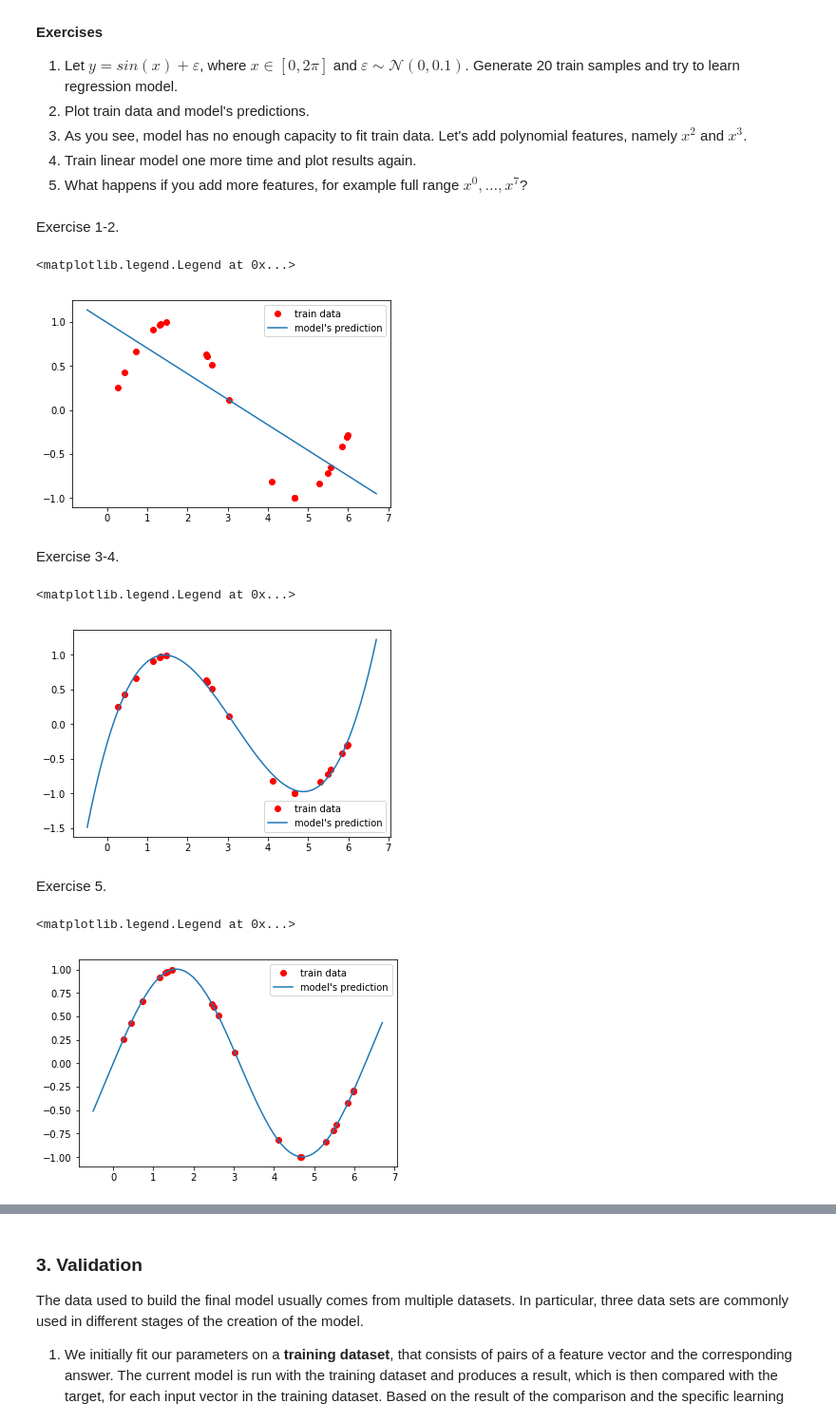
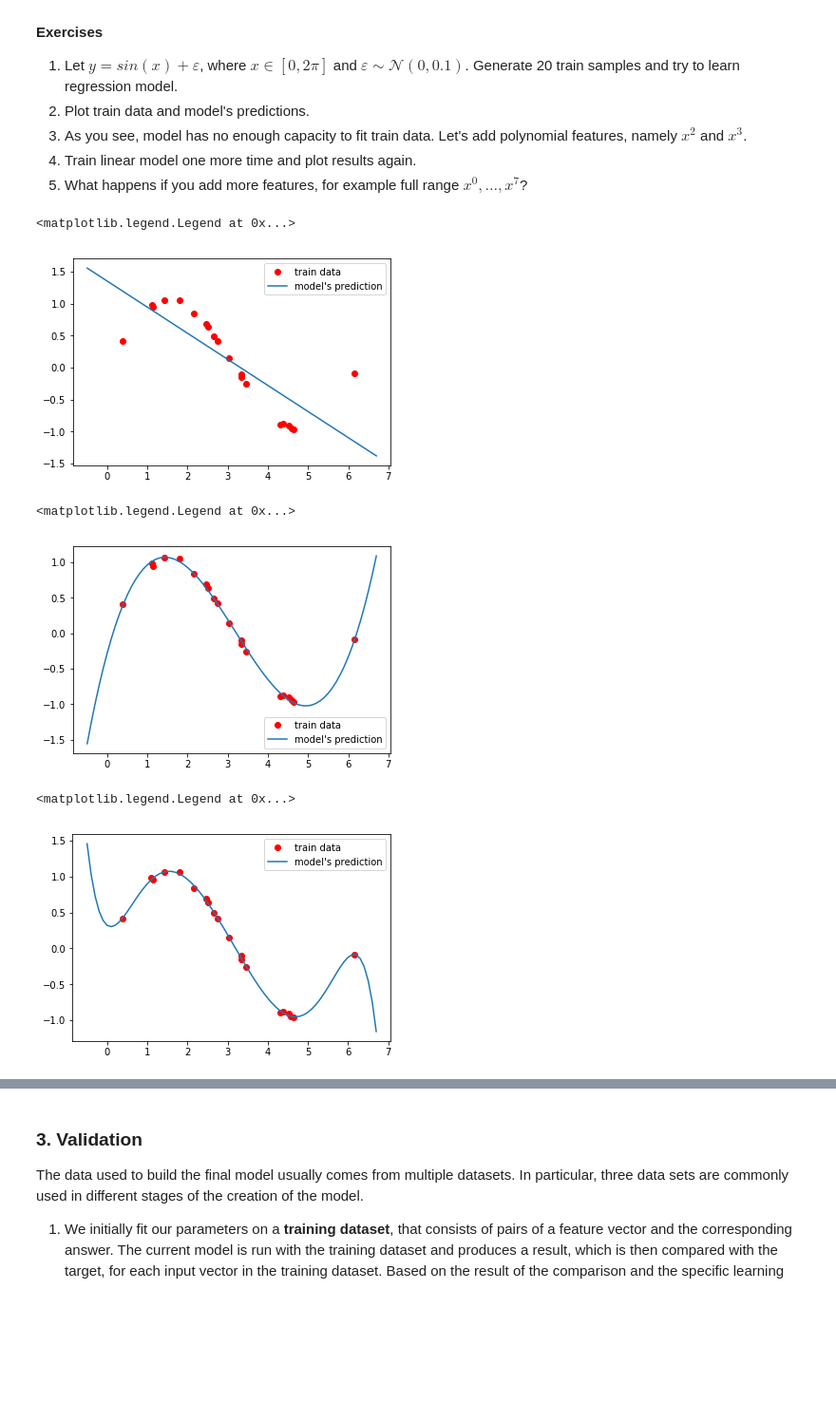
Before and after one commit to SokolovRE/Renju, a Jupyter notebook: labs/lab-1.ipynb, the cells around one changed output, grey strips where cells are left out. Shown: that part at 95% size. Drawn from its saved outputs; the diff is of its cells as text; code cells hidden in the pictures; blank space fills up the shorter version.

Commit message:
second exercise

```diff
--- a/labs/lab-1.ipynb
+++ b/labs/lab-1.ipynb
@@ -62,26 +62,23 @@ import matplotlib.pyplot as plt
 import scipy as sp
 
 %matplotlib inline
-# %% [markdown]
-Exercise 1-2.
 # %%
-np.random.seed(1000)
+np.random.seed(123)
 sample_size = 20
 
 
 x = np.random.sample(sample_size)*2*np.pi
-y = np.sin(x) + np.random.sample()*0.1
+y = np.sin(x) + np.random.sample(sample_size)*0.1
 
 
 def least_squares_method(x, y, degree):
     X = np.vander(x, degree+1)
     y_column = np.reshape(y, (sample_size, 1))
     w = np.dot(np.dot(np.linalg.inv(np.dot(X.T, X)), X.T), y_column)
-    return w.T[0]
+    return sp.poly1d(w.T[0])
 
 
-w = least_squares_method(x, y, 1)
-function = sp.poly1d(w)
+function = least_squares_method(x, y, 1)
 
 
 x_range = np.arange(-0.5, 2*np.pi+0.5, 0.1)
@@ -90,12 +87,9 @@ plt.plot(x_range, function(x_range), label='model\'s prediction')
 plt.legend()
 # %% [output]
 <matplotlib.legend.Legend at 0x...>
-[figure, old version]
+[figure, new version]
-# %% [markdown]
-Exercise 3-4.
 # %%
-w = least_squares_method(x, y, 3)
-function = sp.poly1d(w)
+function = least_squares_method(x, y, 3)
 
 
 x_range = np.arange(-0.5, 2*np.pi+0.5, 0.1)
@@ -104,18 +98,15 @@ plt.plot(x_range, function(x_range), label='model\'s prediction')
 plt.legend()
 # %% [output]
 <matplotlib.legend.Legend at 0x...>
-[figure, old version]
+[figure, new version]
-# %% [markdown]
-Exercise 5.
 # %%
-w = least_squares_method(x, y, 7)
-function = sp.poly1d(w)
+function = least_squares_method(x, y, 7)
 
 
 x_range = np.arange(-0.5, 2*np.pi+0.5, 0.1)
 plt.plot(x, y, 'ro', label='train data')
 plt.plot(x_range, function(x_range), label='model\'s prediction')
 plt.legend()
 # %% [output]
 <matplotlib.legend.Legend at 0x...>
-[figure, old version]
+[figure, new version]
```
Also changed, not shown: parts of 2 cells of this notebook.
